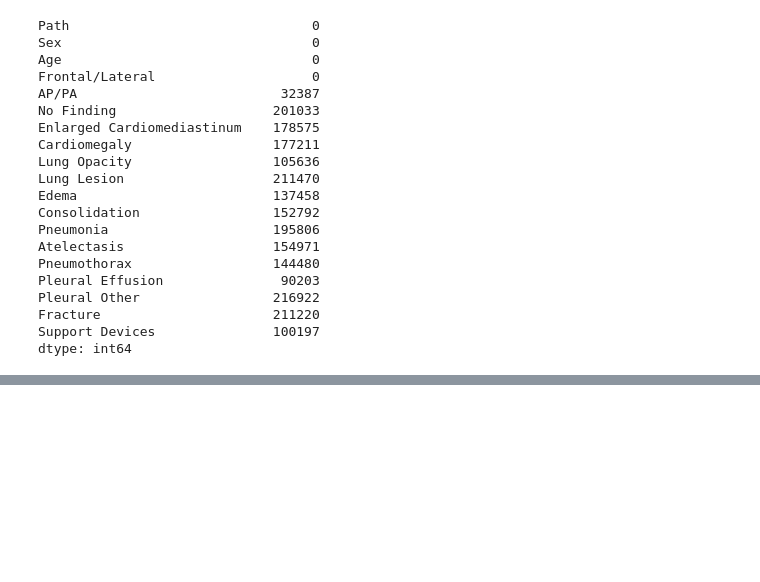
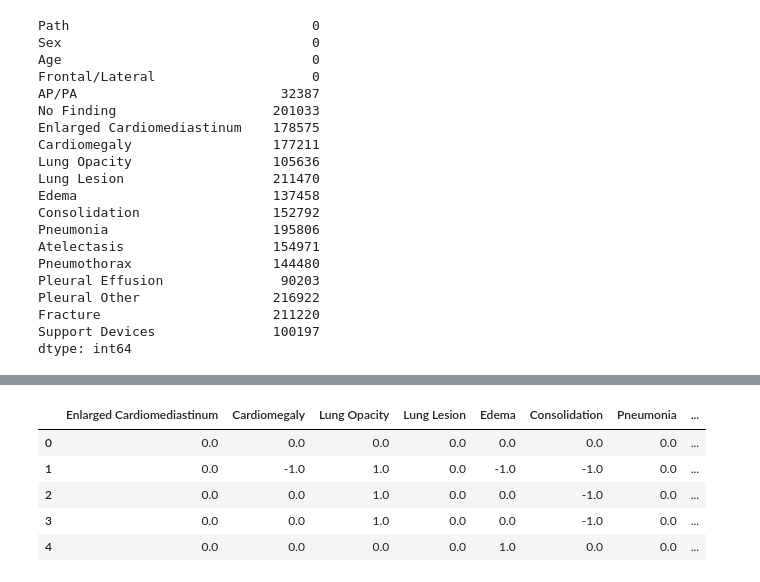
Before and after one commit to Aleena-Mishra-10/Predicting_lungs_Disease, a Jupyter notebook: ChestXray.ipynb, the cells around one changed output, grey strips where cells are left out. Saved outputs shown, nothing was run; the diff lists cells and outputs as text; code cells hidden in the pictures; blank space fills up the shorter version.

```diff
--- a/ChestXray.ipynb
+++ b/ChestXray.ipynb
@@ -130,0 +134,9 @@ array([[0., 0., 0., ..., 0., 0., 0.],
+# %%
+df1.head()
+# %% [output]
+|  | Enlarged Cardiomediastinum | Cardiomegaly | Lung Opacity | Lung Lesion | Edema | Consolidation | Pneumonia | ... |
+| 0 | 0.0 | 0.0 | 0.0 | 0.0 | 0.0 | 0.0 | 0.0 | ... |
+| 1 | 0.0 | -1.0 | 1.0 | 0.0 | -1.0 | -1.0 | 0.0 | ... |
+| 2 | 0.0 | 0.0 | 1.0 | 0.0 | 0.0 | -1.0 | 0.0 | ... |
+| 3 | 0.0 | 0.0 | 1.0 | 0.0 | 0.0 | -1.0 | 0.0 | ... |
+| 4 | 0.0 | 0.0 | 0.0 | 0.0 | 1.0 | 0.0 | 0.0 | ... |
```
Also changed, not shown: parts of 7 cells of this notebook.
